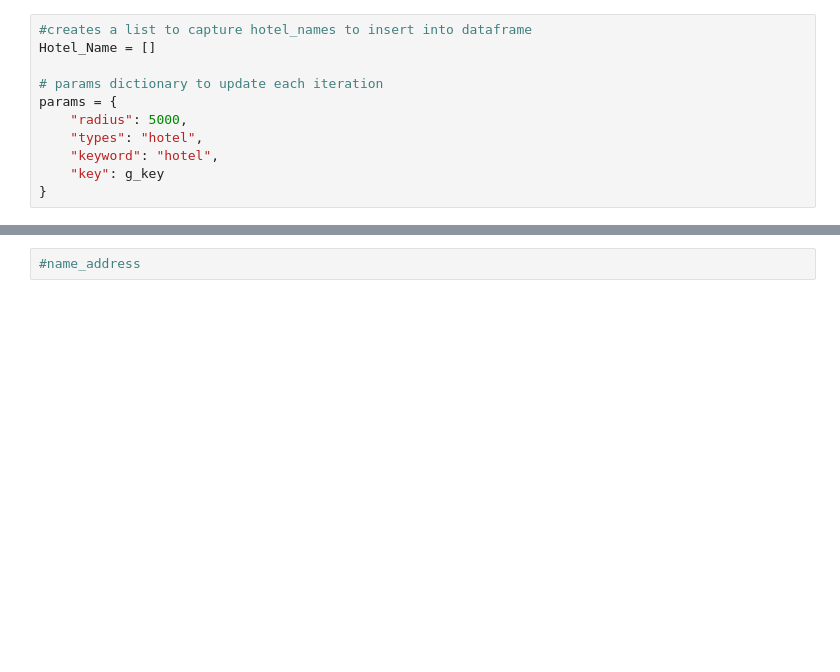
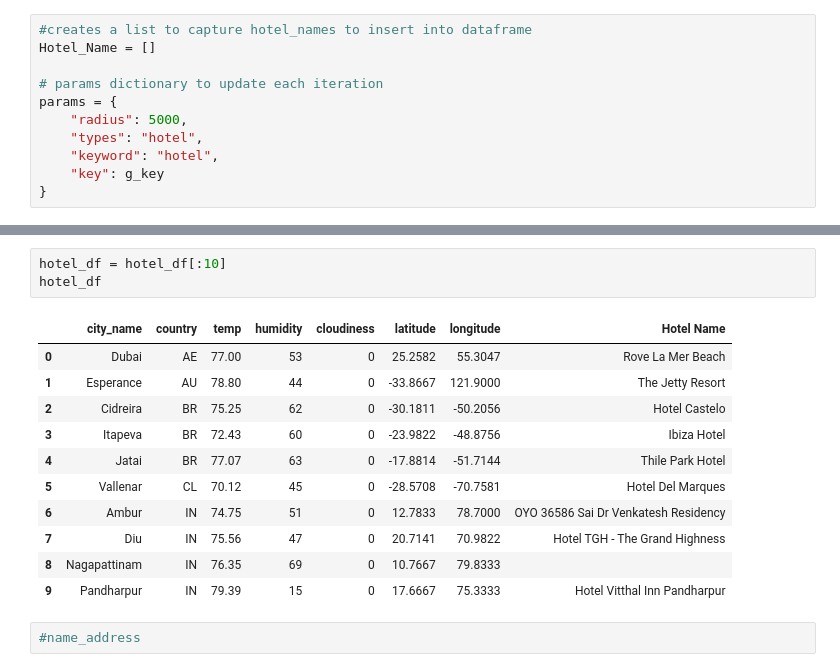
Before and after one commit to dasarge/python-api-challenge, a Jupyter notebook: 2_VacationPy/VacationPy_DAS.ipynb, the cells around one changed output, grey strips where cells are left out. Saved outputs shown, nothing was run; the diff lists cells and outputs as text; blank space fills up the shorter version.

```diff
--- a/2_VacationPy/VacationPy_DAS.ipynb
+++ b/2_VacationPy/VacationPy_DAS.ipynb
@@ -245,3 +245,18 @@ len(hotel_df)
+# %%
+hotel_df = hotel_df[:10]
+hotel_df
+# %% [output]
+|  | city_name | country | temp | humidity | cloudiness | latitude | longitude | Hotel Name |
+| 0 | Dubai | AE | 77.00 | 53 | 0 | 25.2582 | 55.3047 | Rove La Mer Beach |
+| 1 | Esperance | AU | 78.80 | 44 | 0 | -33.8667 | 121.9000 | The Jetty Resort |
+| 2 | Cidreira | BR | 75.25 | 62 | 0 | -30.1811 | -50.2056 | Hotel Castelo |
+| 3 | Itapeva | BR | 72.43 | 60 | 0 | -23.9822 | -48.8756 | Ibiza Hotel |
+| 4 | Jatai | BR | 77.07 | 63 | 0 | -17.8814 | -51.7144 | Thile Park Hotel |
+| 5 | Vallenar | CL | 70.12 | 45 | 0 | -28.5708 | -70.7581 | Hotel Del Marques |
+| 6 | Ambur | IN | 74.75 | 51 | 0 | 12.7833 | 78.7000 | OYO 36586 Sai Dr Venkatesh Residency |
+| 7 | Diu | IN | 75.56 | 47 | 0 | 20.7141 | 70.9822 | Hotel TGH - The Grand Highness |
+| 8 | Nagapattinam | IN | 76.35 | 69 | 0 | 10.7667 | 79.8333 |  |
+| 9 | Pandharpur | IN | 79.39 | 15 | 0 | 17.6667 | 75.3333 | Hotel Vitthal Inn Pandharpur |
 # %%
 #name_address
 # %%
```
Also changed, not shown: parts of 8 cells of this notebook.
